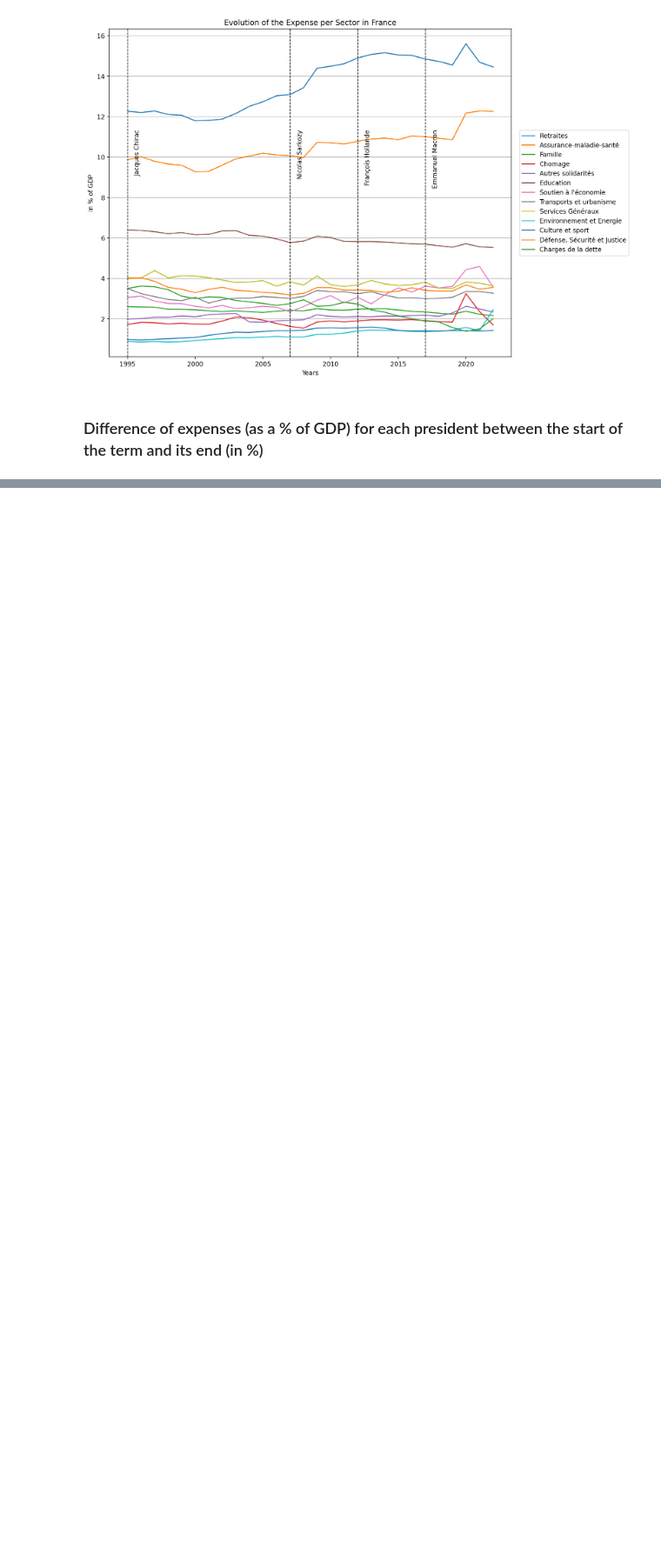
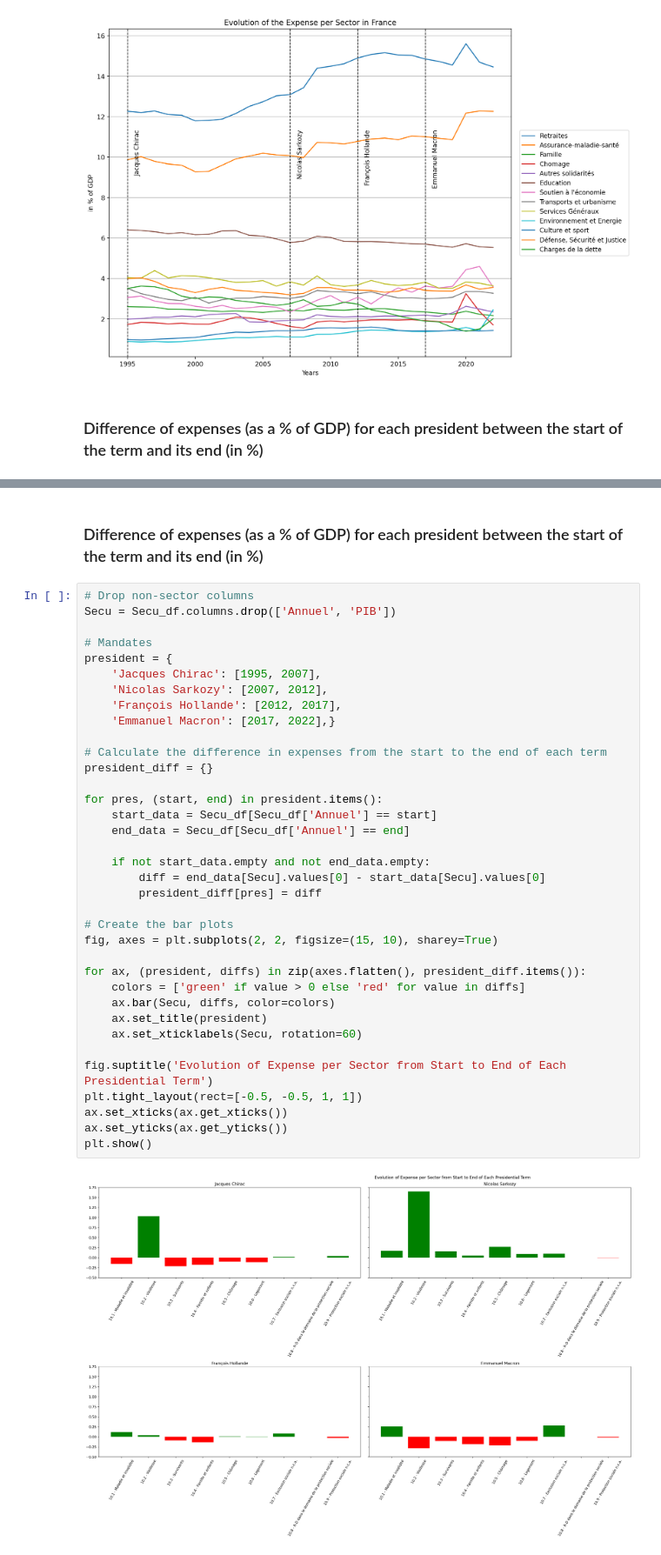
Before and after one commit to UgoLabbe/FR_Dashboard, a Jupyter notebook: France_expenses.ipynb, the cells around one changed output, grey strips where cells are left out. Shown at 87% size. Cells and saved outputs as stored; diff of their text form; blank space fills up the shorter version.

```diff
--- a/France_expenses.ipynb
+++ b/France_expenses.ipynb
@@ -147,0 +161,40 @@ plt.show()
+# %% [markdown]
+### Difference of expenses (as a % of GDP) for each president between the start of the term and its end (in %)
+# %%
+# Drop non-sector columns
+Secu = Secu_df.columns.drop(['Annuel', 'PIB'])
+
+# Mandates
+president = {
+    'Jacques Chirac': [1995, 2007],
+    'Nicolas Sarkozy': [2007, 2012],
+    'François Hollande': [2012, 2017],
+    'Emmanuel Macron': [2017, 2022],}
+
+# Calculate the difference in expenses from the start to the end of each term
+president_diff = {}
+
+for pres, (start, end) in president.items():
+    start_data = Secu_df[Secu_df['Annuel'] == start]
+    end_data = Secu_df[Secu_df['Annuel'] == end]
+
+    if not start_data.empty and not end_data.empty:
+        diff = end_data[Secu].values[0] - start_data[Secu].values[0]
+        president_diff[pres] = diff
+
+# Create the bar plots
+fig, axes = plt.subplots(2, 2, figsize=(15, 10), sharey=True)
+
+for ax, (president, diffs) in zip(axes.flatten(), president_diff.items()):
+    colors = ['green' if value > 0 else 'red' for value in diffs]
+    ax.bar(Secu, diffs, color=colors)
+    ax.set_title(president)
+    ax.set_xticklabels(Secu, rotation=60)
+
+fig.suptitle('Evolution of Expense per Sector from Start to End of Each Presidential Term')
+plt.tight_layout(rect=[-0.5, -0.5, 1, 1])
+ax.set_xticks(ax.get_xticks())
+ax.set_yticks(ax.get_yticks())
+plt.show()
+# %% [output]
+[figure, added]
```
Also changed, not shown: parts of 8 cells of this notebook.
